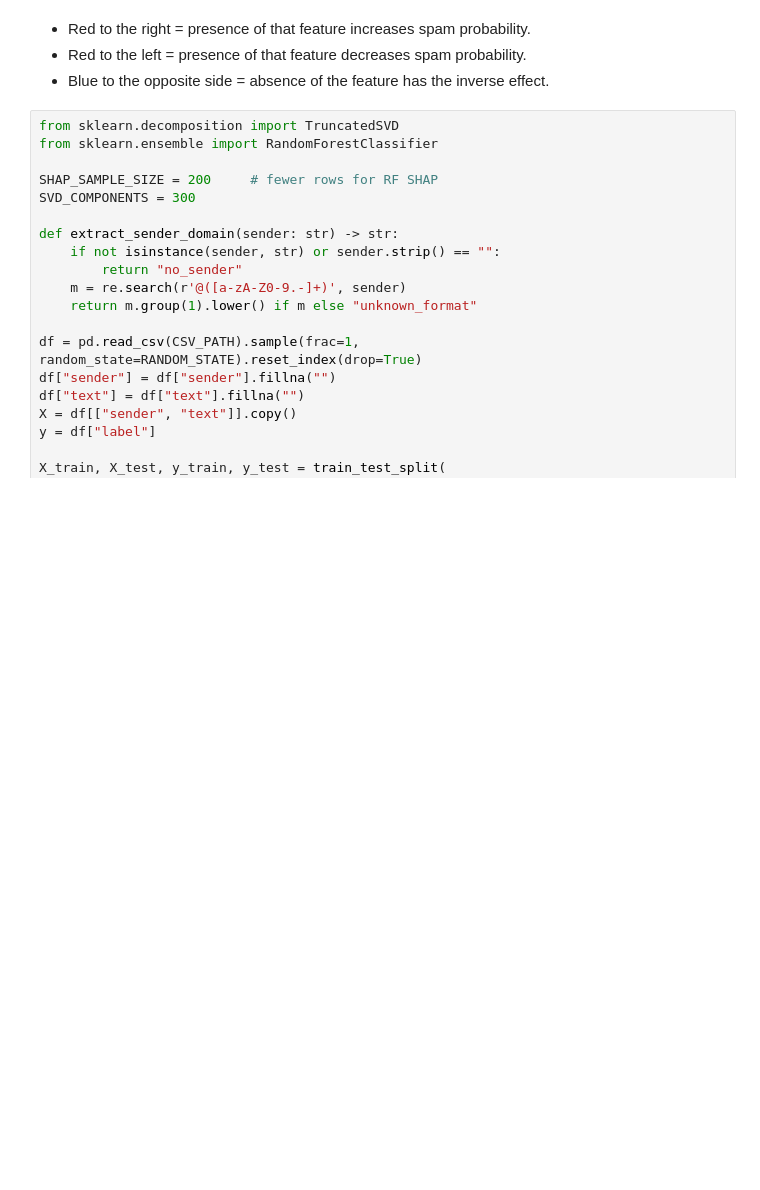
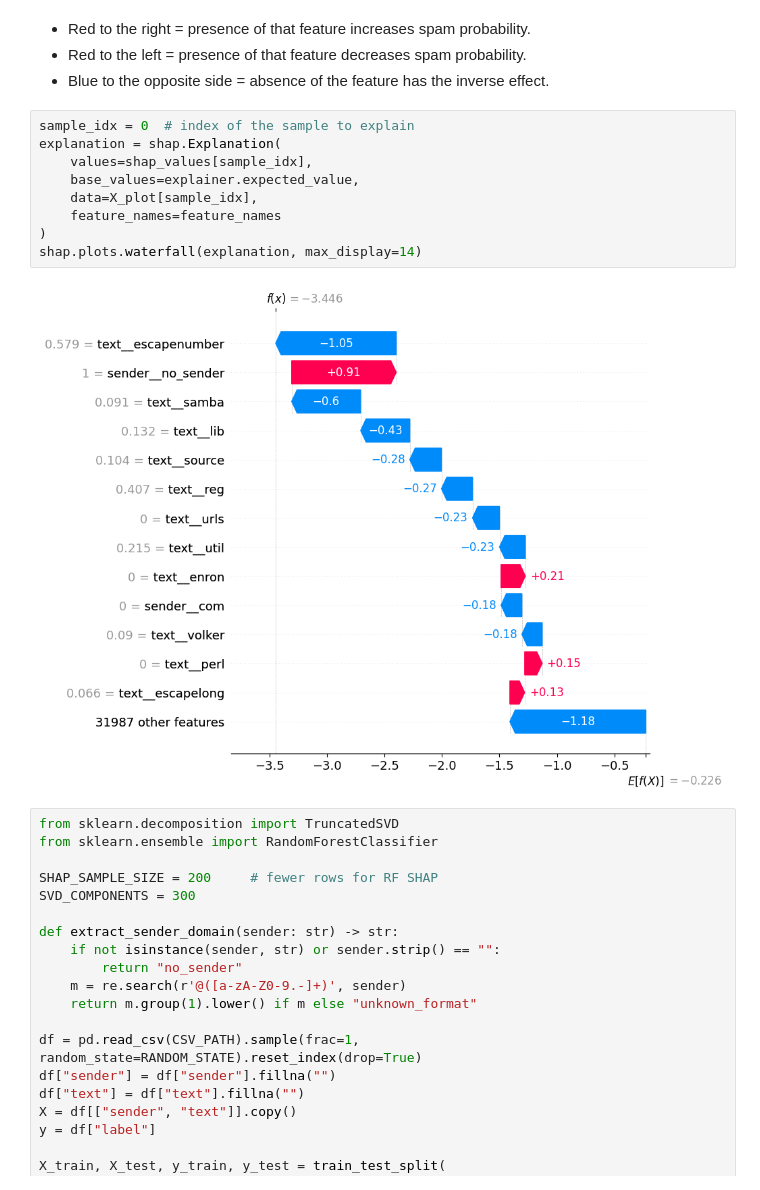
Before and after one commit to troniixx/Bachelors-Thesis, a Jupyter notebook: shap_xai_test.ipynb, the cells around one changed output. Saved outputs shown, nothing was run; the diff lists cells and outputs as text; blank space fills up the shorter version.

```diff
--- a/xai_test.ipynb
+++ b/shap_xai_test.ipynb
@@ -115,6 +123,17 @@ shap.summary_plot(sv_plot, X_plot, feature_names=feature_names, show=True)
 - Red to the right = presence of that feature increases spam probability.
 - Red to the left = presence of that feature decreases spam probability.
 - Blue to the opposite side = absence of the feature has the inverse effect.
+# %%
+sample_idx = 0  # index of the sample to explain
+explanation = shap.Explanation(
+	values=shap_values[sample_idx],
+	base_values=explainer.expected_value,
+	data=X_plot[sample_idx],
+	feature_names=feature_names
+)
+shap.plots.waterfall(explanation, max_display=14)
+# %% [output]
+[figure, added]
 # %%
 from sklearn.decomposition import TruncatedSVD
 from sklearn.ensemble import RandomForestClassifier
```
Also changed, not shown: parts of 4 cells of this notebook, 12 other files.
